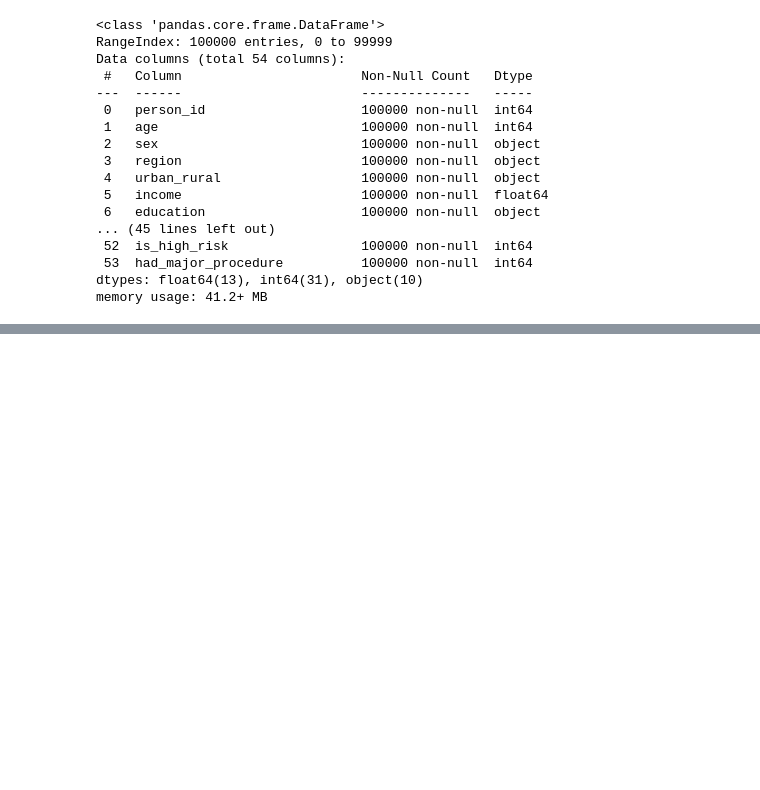
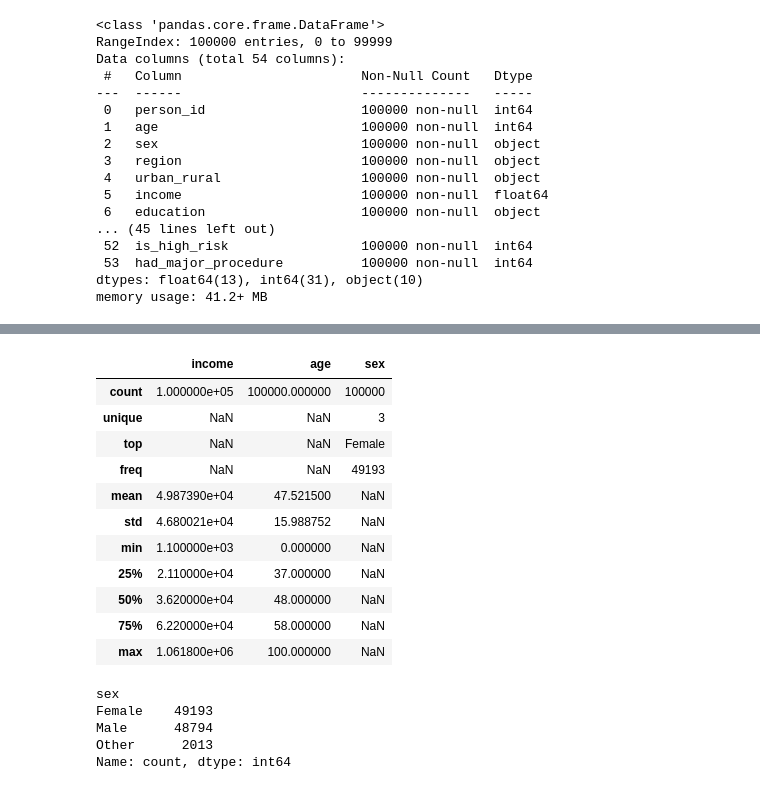
Before and after one commit to rahul8879/data_science_evng, a Jupyter notebook: 02_Data_analysis/01_Pandas_intorudction.ipynb, the cells around one changed output, grey strips where cells are left out. Cells and saved outputs as stored; diff of their text form; code cells hidden in the pictures; blank space fills up the shorter version.

```diff
--- a/02_Data_analysis/01_Pandas_intorudction.ipynb
+++ b/02_Data_analysis/01_Pandas_intorudction.ipynb
@@ -83,0 +190,23 @@ df['marital_status'].value_counts().plot(kind='bar')
+# %%
+df[['income', 'age','sex']].describe(include='all')  # this will give you count, mean, std, min, 25%, 50%, 75%, max for income and charges columns
+# %% [output]
+|  | income | age | sex |
+| count | 1.000000e+05 | 100000.000000 | 100000 |
+| unique | NaN | NaN | 3 |
+| top | NaN | NaN | Female |
+| freq | NaN | NaN | 49193 |
+| mean | 4.987390e+04 | 47.521500 | NaN |
+| std | 4.680021e+04 | 15.988752 | NaN |
+| min | 1.100000e+03 | 0.000000 | NaN |
+| 25% | 2.110000e+04 | 37.000000 | NaN |
+| 50% | 3.620000e+04 | 48.000000 | NaN |
+| 75% | 6.220000e+04 | 58.000000 | NaN |
+| max | 1.061800e+06 | 100.000000 | NaN |
+# %%
+df.sex.value_counts()
+# %% [output]
+sex
+Female    49193
+Male      48794
+Other      2013
+Name: count, dtype: int64
```
Also changed, not shown: parts of 19 cells of this notebook, 18 other files.
